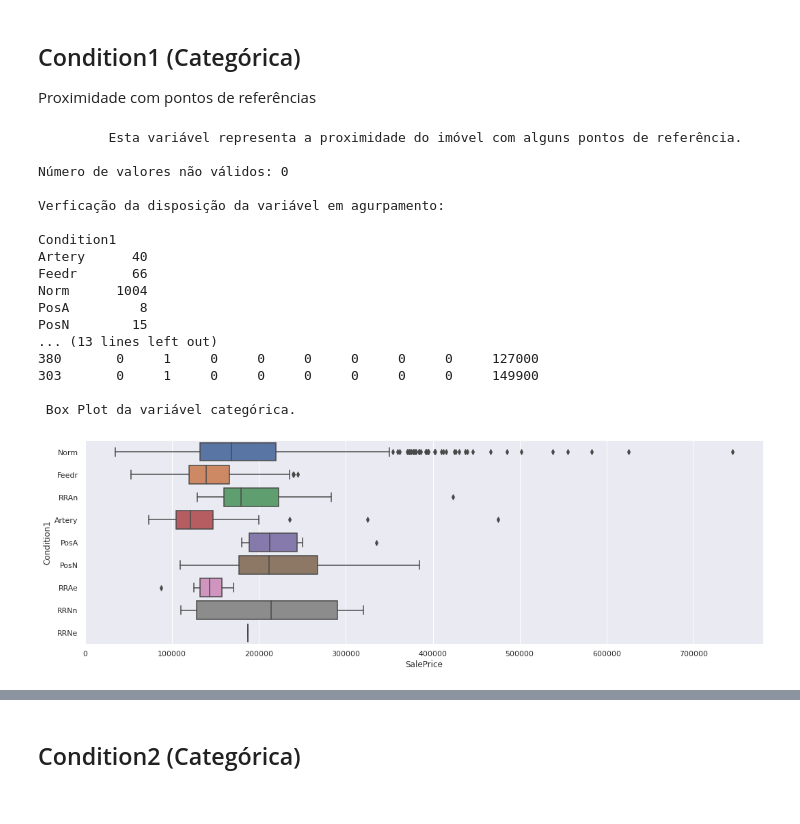
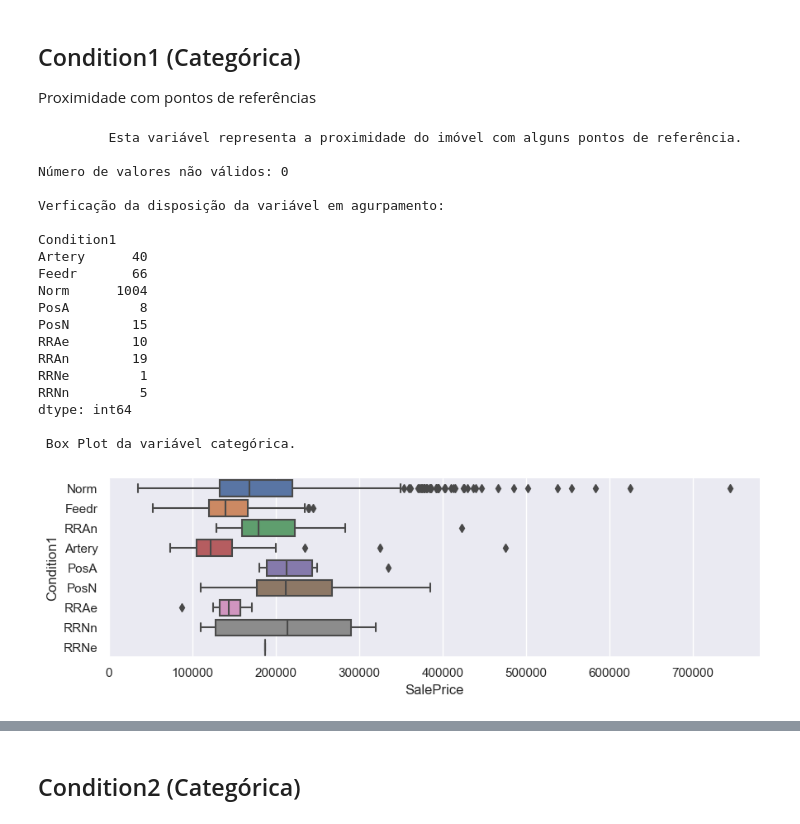
Before and after one commit to JohnDaytonCC/HousePricesPrediction, a Jupyter notebook: Notebook - House Prices Predition.ipynb, the cells around one changed output, grey strips where cells are left out. Cells and saved outputs as stored; diff of their text form; code cells hidden in the pictures.

```diff
--- a/Notebook - House Prices Predition.ipynb
+++ b/Notebook - House Prices Predition.ipynb
@@ -1136,56 +1093,58 @@ agrupado = dados_treino.groupby([nome_feature]).size()
 print(agrupado)
 
 # Conversão da variável categórica em dicotômica com a exclusão da primeira variável dicotômica.
-df_dummies_auxiliar = pd.get_dummies(dados_treino[nome_feature], columns=[nome_feature], drop_first=True)
+df_dummies_auxiliar = pd.get_dummies(dados_treino[nome_feature], columns=[nome_feature], drop_first=True, prefix = nome_feature)
 
 # Inclusão da variável dependente ao data frame de variáveis dicotômicas.
 df_dummies_auxiliar[nome_target] = dados_treino[nome_target].copy()
 
-print('\n Verificação dos primeiros dados do Data Frame.\n')
-print(df_dummies_auxiliar.head(6))
+# print('\n Verificação dos primeiros dados do Data Frame.\n')
+# print(df_dummies_auxiliar.head(6))
 
 ############################################################################################################
 # Criação de um gráfico para facilitar o entendimento da dispersão dos dados
 
 print('\n Box Plot da variável categórica.')
 
-sns.catplot(x = nome_target, y = nome_feature, data = dados_treino, kind = "box", height=5, aspect=3)
+sns.catplot(x = nome_target, y = nome_feature, data = dados_treino, kind = "box", height=3, aspect=3)
 
 # Ajustar o layout para evitar sobreposição
 plt.tight_layout()
 
 # Mostrar os gráficos
 plt.show()
 ############################################################################################################
 
 print('\n\t Os dados dessa variável estão concentradas todas na mesma faixa.')
 
 # Estimação do modelo de regressão linear múltipla com n-1 dummies
-modelo_dummies = sm.OLS.from_formula("SalePrice ~ Feedr + Norm + PosA + PosN + RRAe + RRAn + RRNe + RRNn", df_dummies_auxiliar).fit()
+modelo_dummies = sm.OLS.from_formula("SalePrice ~ Condition1_Feedr + Condition1_Norm + Condition1_PosA + Condition1_PosN + Condition1_RRAe + Condition1_RRAn + Condition1_RRNe + Condition1_RRNn", df_dummies_auxiliar).fit()
 
 print('\n Dados estatístico da regressão linear criada com a variável alvo, SalePrice.')
 print(modelo_dummies.summary())
 
 print('Essa variável não será utilizada no modelo, pois os dados da variável estão concentrados na mesma faixa de valores.')
 # %% [output]
          Esta variável representa a proximidade do imóvel com alguns pontos de referência.
 
 Número de valores não válidos: 0
 
 Verficação da disposição da variável em agurpamento:
 
 Condition1
 Artery      40
 Feedr       66
 Norm      1004
 PosA         8
 PosN        15
-... (13 lines left out)
-380       0     1     0     0     0     0     0     0     127000
-303       0     1     0     0     0     0     0     0     149900
+RRAe        10
+RRAn        19
+RRNe         1
+RRNn         5
+dtype: int64
 
  Box Plot da variável categórica.
-[figure, old version]
+[figure, new version]
          Os dados dessa variável estão concentradas todas na mesma faixa.
 
  Dados estatístico da regressão linear criada com a variável alvo, SalePrice.
```
Also changed, not shown: parts of 51 cells of this notebook.
